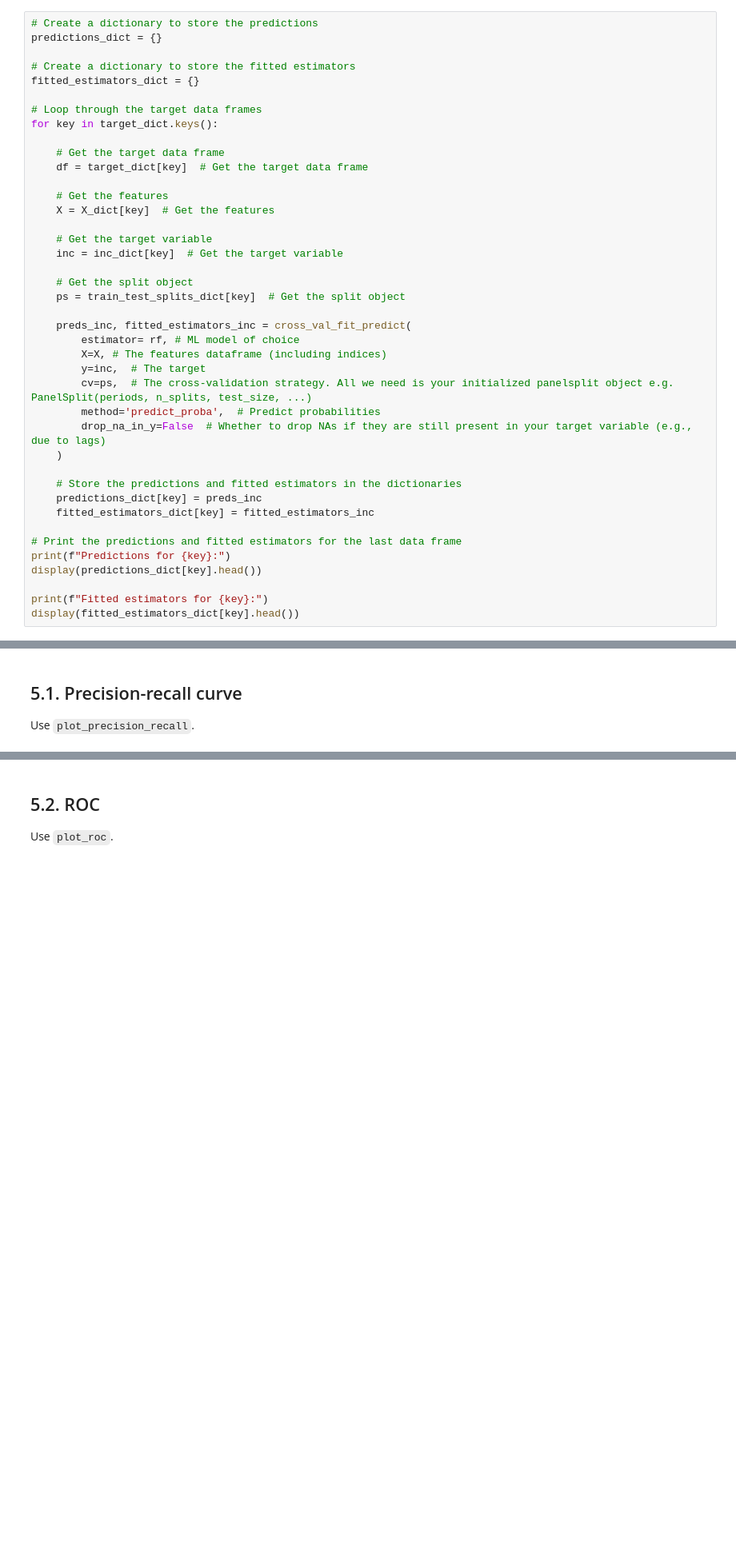
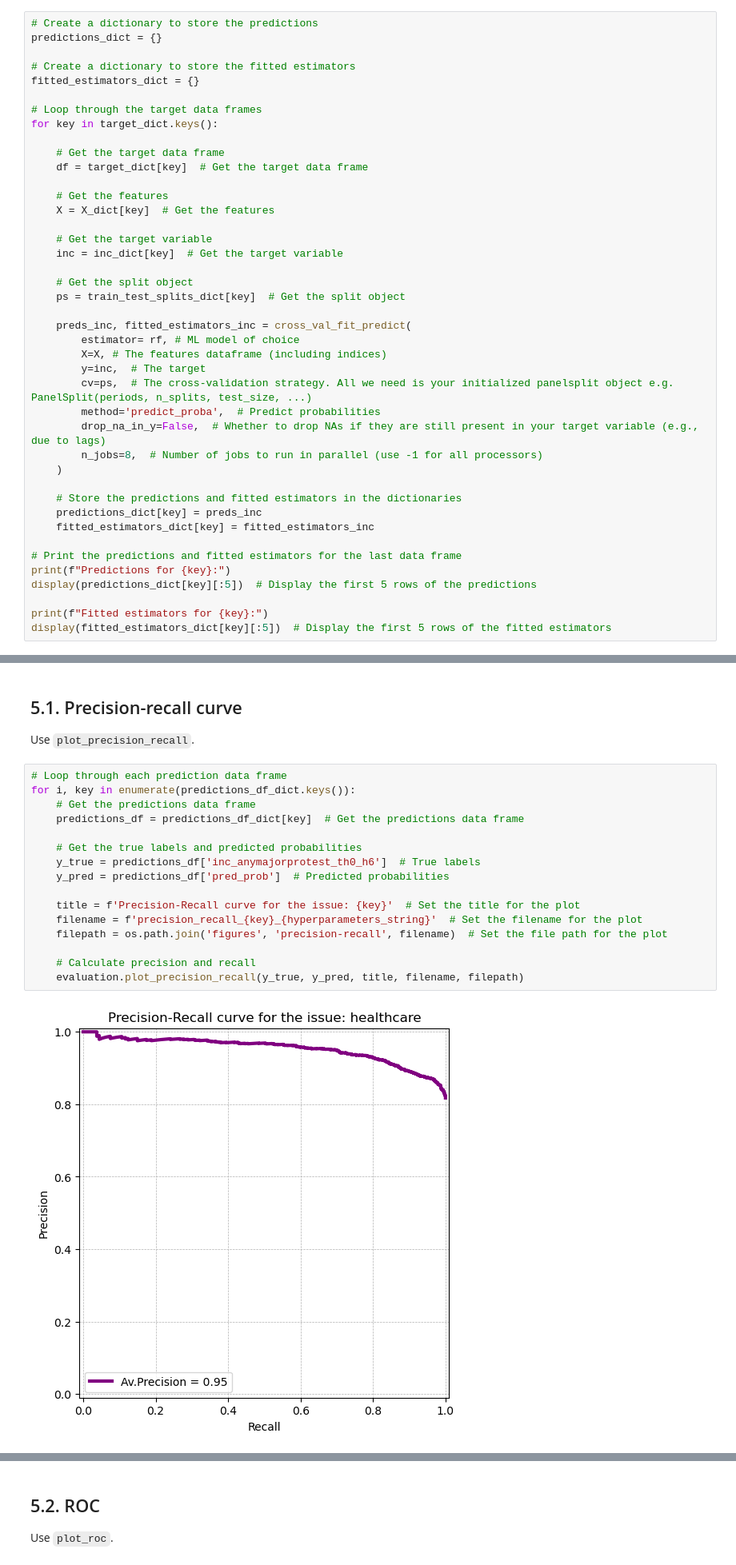
Before and after one commit to pablo-fdz/F-N_hw1, a Jupyter notebook: prediction_and_evaluation.ipynb, the cells around one changed output, grey strips where cells are left out. Shown at 80% size. Cells and saved outputs as stored; diff of their text form; blank space fills up the shorter version.

```diff
--- a/prediction_and_evaluation.ipynb
+++ b/prediction_and_evaluation.ipynb
@@ -1078,7 +1108,8 @@ for key in target_dict.keys():
         y=inc,  # The target
         cv=ps,  # The cross-validation strategy. All we need is your initialized panelsplit object e.g. PanelSplit(periods, n_splits, test_size, ...)
         method='predict_proba',  # Predict probabilities
-        drop_na_in_y=False  # Whether to drop NAs if they are still present in your target variable (e.g., due to lags)
+        drop_na_in_y=False,  # Whether to drop NAs if they are still present in your target variable (e.g., due to lags)
+        n_jobs=8,  # Number of jobs to run in parallel (use -1 for all processors)
     )
 
     # Store the predictions and fitted estimators in the dictionaries
@@ -1087,8 +1118,8 @@ for key in target_dict.keys():
 
 # Print the predictions and fitted estimators for the last data frame
 print(f"Predictions for {key}:")
-display(predictions_dict[key].head())
+display(predictions_dict[key][:5])  # Display the first 5 rows of the predictions
 
 print(f"Fitted estimators for {key}:")
-display(fitted_estimators_dict[key].head())
+display(fitted_estimators_dict[key][:5])  # Display the first 5 rows of the fitted estimators
 # %% [output]
@@ -1207,3 +1344,21 @@ Predictions saved to my_preds_th0_h12.csv
 ## 5.1. Precision-recall curve
 
 Use `plot_precision_recall`.
+# %%
+# Loop through each prediction data frame
+for i, key in enumerate(predictions_df_dict.keys()):
+    # Get the predictions data frame
+    predictions_df = predictions_df_dict[key]  # Get the predictions data frame
+
+    # Get the true labels and predicted probabilities
+    y_true = predictions_df['inc_anymajorprotest_th0_h6']  # True labels
+    y_pred = predictions_df['pred_prob']  # Predicted probabilities
+
+    title = f'Precision-Recall curve for the issue: {key}'  # Set the title for the plot
+    filename = f'precision_recall_{key}_{hyperparameters_string}'  # Set the filename for the plot
+    filepath = os.path.join('figures', 'precision-recall', filename)  # Set the file path for the plot
+
+    # Calculate precision and recall
+    evaluation.plot_precision_recall(y_true, y_pred, title, filename, filepath)
+# %% [output]
+[figure, added]
```
Also changed, not shown: parts of 32 cells of this notebook, 20 other files.
